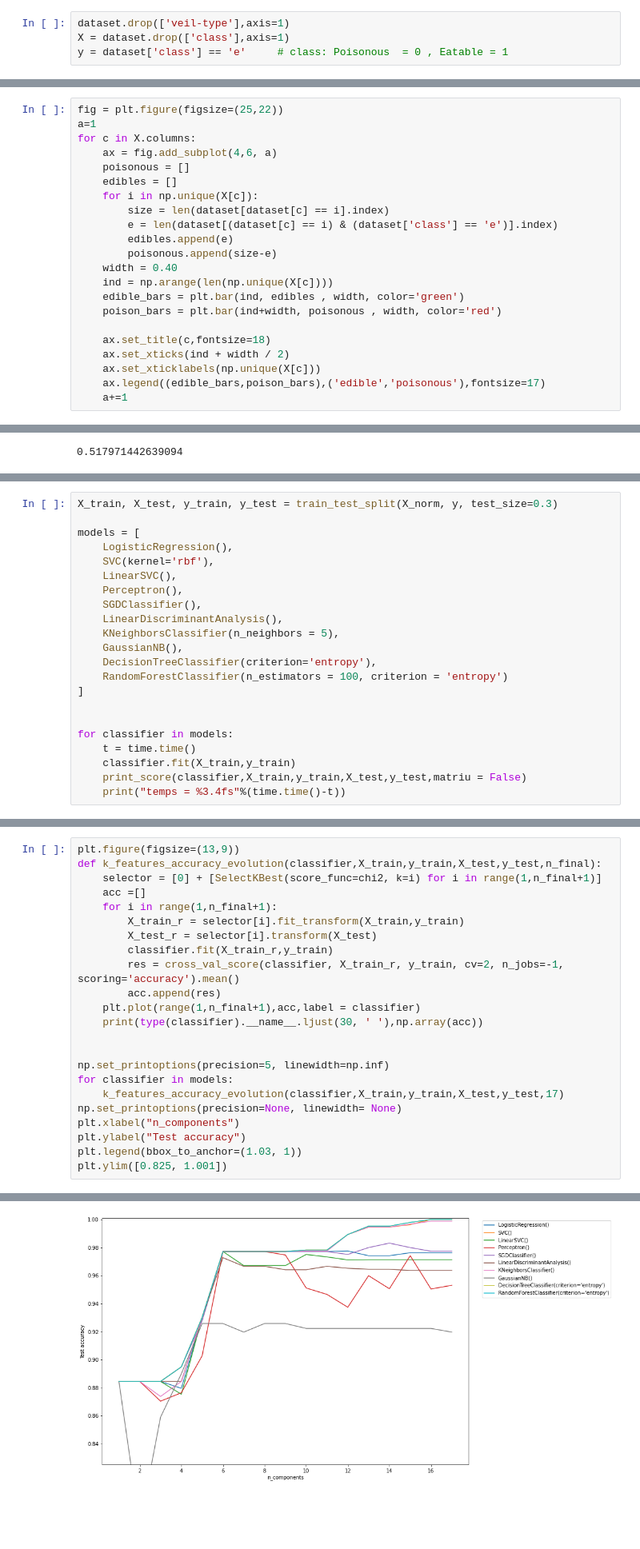
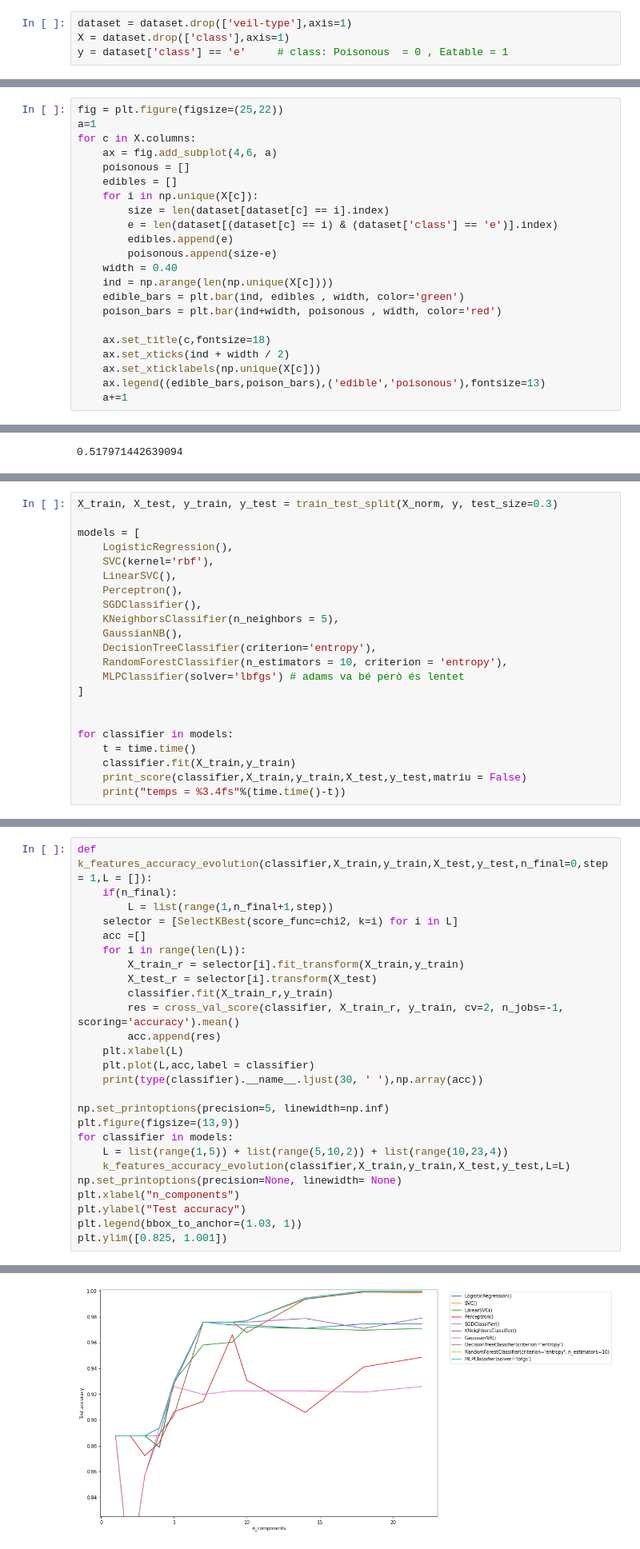
Before and after one commit to AlbertRoca29/Mushrooms, a Jupyter notebook: mushrooms.ipynb, the cells around one changed output, grey strips where cells are left out. Shown at 80% size. Cells and saved outputs as stored; diff of their text form; blank space fills up the shorter version.

```diff
--- a/mushrooms.ipynb
+++ b/mushrooms.ipynb
@@ -135,6 +127,6 @@ la variable a predir class: Poisonous  = 0 , Eatable = 1.
 
 D'aquesta manera si marquem en verd el True i el vermell el False, seria com marcar el verinos de color vermell i el comestible verd.
 # %%
-dataset.drop(['veil-type'],axis=1)
+dataset = dataset.drop(['veil-type'],axis=1)
 X = dataset.drop(['class'],axis=1)
 y = dataset['class'] == 'e'     # class: Poisonous  = 0 , Eatable = 1
@@ -168,6 +164,6 @@ for c in X.columns:
     ax.set_title(c,fontsize=18)
     ax.set_xticks(ind + width / 2)
     ax.set_xticklabels(np.unique(X[c]))
-    ax.legend((edible_bars,poison_bars),('edible','poisonous'),fontsize=17)
+    ax.legend((edible_bars,poison_bars),('edible','poisonous'),fontsize=13)
     a+=1
 # %% [output]
@@ -224,11 +243,11 @@ models = [
     LinearSVC(),
     Perceptron(),
     SGDClassifier(),
-    LinearDiscriminantAnalysis(),
     KNeighborsClassifier(n_neighbors = 5),
     GaussianNB(),
     DecisionTreeClassifier(criterion='entropy'),
-    RandomForestClassifier(n_estimators = 100, criterion = 'entropy')
+    RandomForestClassifier(n_estimators = 10, criterion = 'entropy'),
+    MLPClassifier(solver='lbfgs') # adams va bé però és lentet
 ]
 
 
@@ -258,21 +283,24 @@ temps = 1.0932s
 # %%
-plt.figure(figsize=(13,9))
-def k_features_accuracy_evolution(classifier,X_train,y_train,X_test,y_test,n_final):
-    selector = [0] + [SelectKBest(score_func=chi2, k=i) for i in range(1,n_final+1)]
+def k_features_accuracy_evolution(classifier,X_train,y_train,X_test,y_test,n_final=0,step = 1,L = []):
+    if(n_final):
+        L = list(range(1,n_final+1,step))
+    selector = [SelectKBest(score_func=chi2, k=i) for i in L]
     acc =[]
-    for i in range(1,n_final+1):
+    for i in range(len(L)):
         X_train_r = selector[i].fit_transform(X_train,y_train)
         X_test_r = selector[i].transform(X_test)
         classifier.fit(X_train_r,y_train)
         res = cross_val_score(classifier, X_train_r, y_train, cv=2, n_jobs=-1, scoring='accuracy').mean()
         acc.append(res)
-    plt.plot(range(1,n_final+1),acc,label = classifier)
+    plt.xlabel(L)
+    plt.plot(L,acc,label = classifier)
     print(type(classifier).__name__.ljust(30, ' '),np.array(acc))
 
-
 np.set_printoptions(precision=5, linewidth=np.inf)
+plt.figure(figsize=(13,9))
 for classifier in models:
-    k_features_accuracy_evolution(classifier,X_train,y_train,X_test,y_test,17)
+    L = list(range(1,5)) + list(range(5,10,2)) + list(range(10,23,4))
+    k_features_accuracy_evolution(classifier,X_train,y_train,X_test,y_test,L=L)
 np.set_printoptions(precision=None, linewidth= None)
 plt.xlabel("n_components")
 plt.ylabel("Test accuracy")
@@ -292,3 +320,3 @@ RandomForestClassifier         [0.88445 0.88445 0.88445 0.89483 0.93018 0.97714
 (0.825, 1.001)
-[figure, old version]
+[figure, new version]
 # %% [markdown]
```
Also changed, not shown: parts of 94 cells of this notebook.
